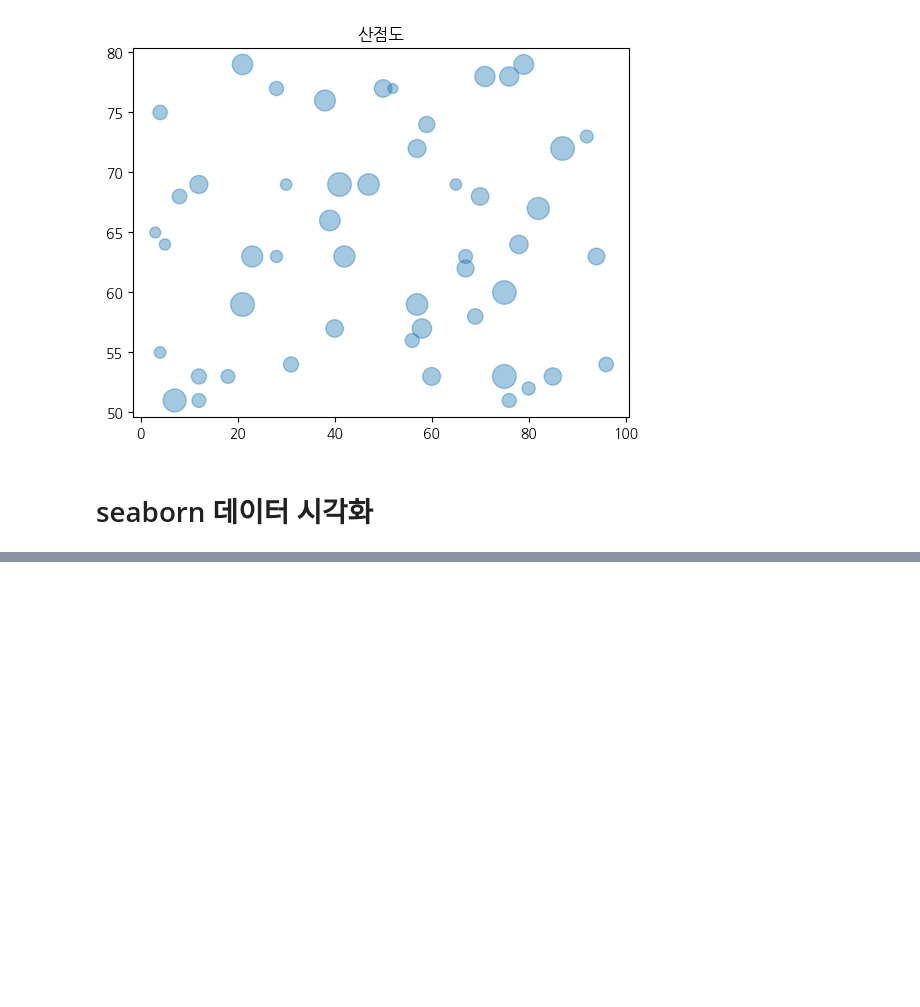
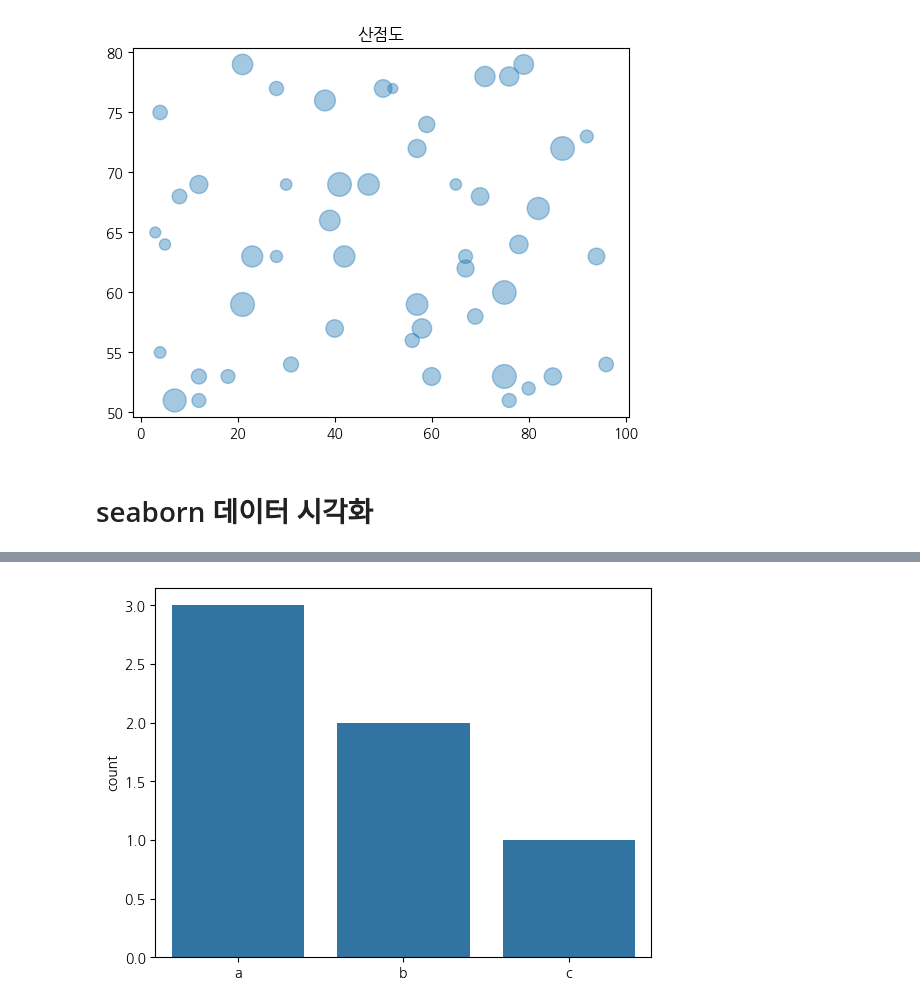
Before and after one commit to simsoohyeon/2024-1-my-BDA, a Jupyter notebook: inclass/01w_0312_tue_bigdata_basic.ipynb, the cells around one changed output, grey strips where cells are left out. Saved outputs shown, nothing was run; the diff lists cells and outputs as text; code cells hidden in the pictures; blank space fills up the shorter version.

```diff
--- a/inclass/01w_0312_tue_bigdata_basic.ipynb
+++ b/inclass/01w_0312_tue_bigdata_basic.ipynb
@@ -92,0 +105,4 @@ plt.title('산점도');
+# %%
+sns.countplot(x = var);
+# %% [output]
+[figure, added]
```
Also changed, not shown: parts of 7 cells of this notebook.
